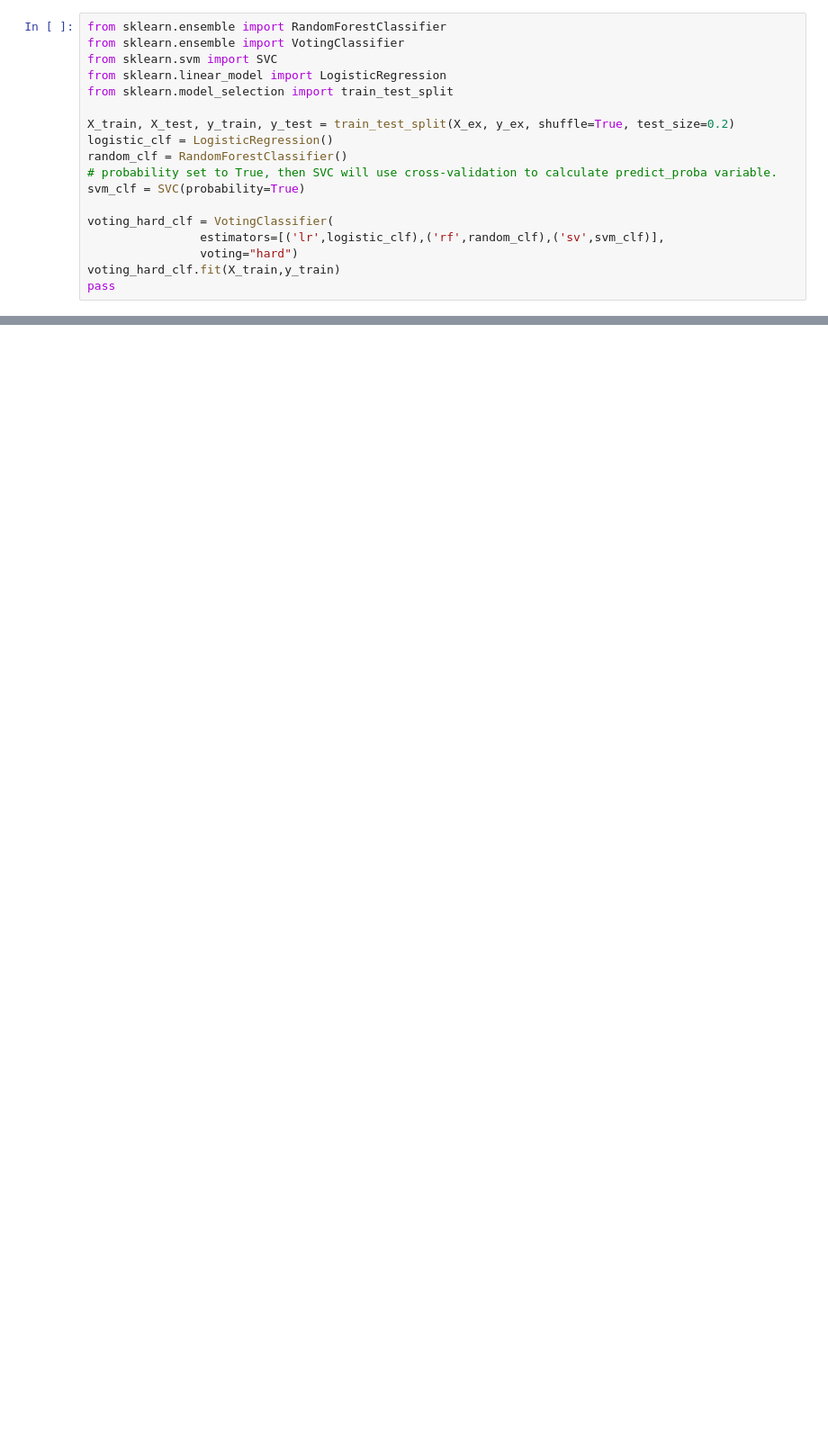
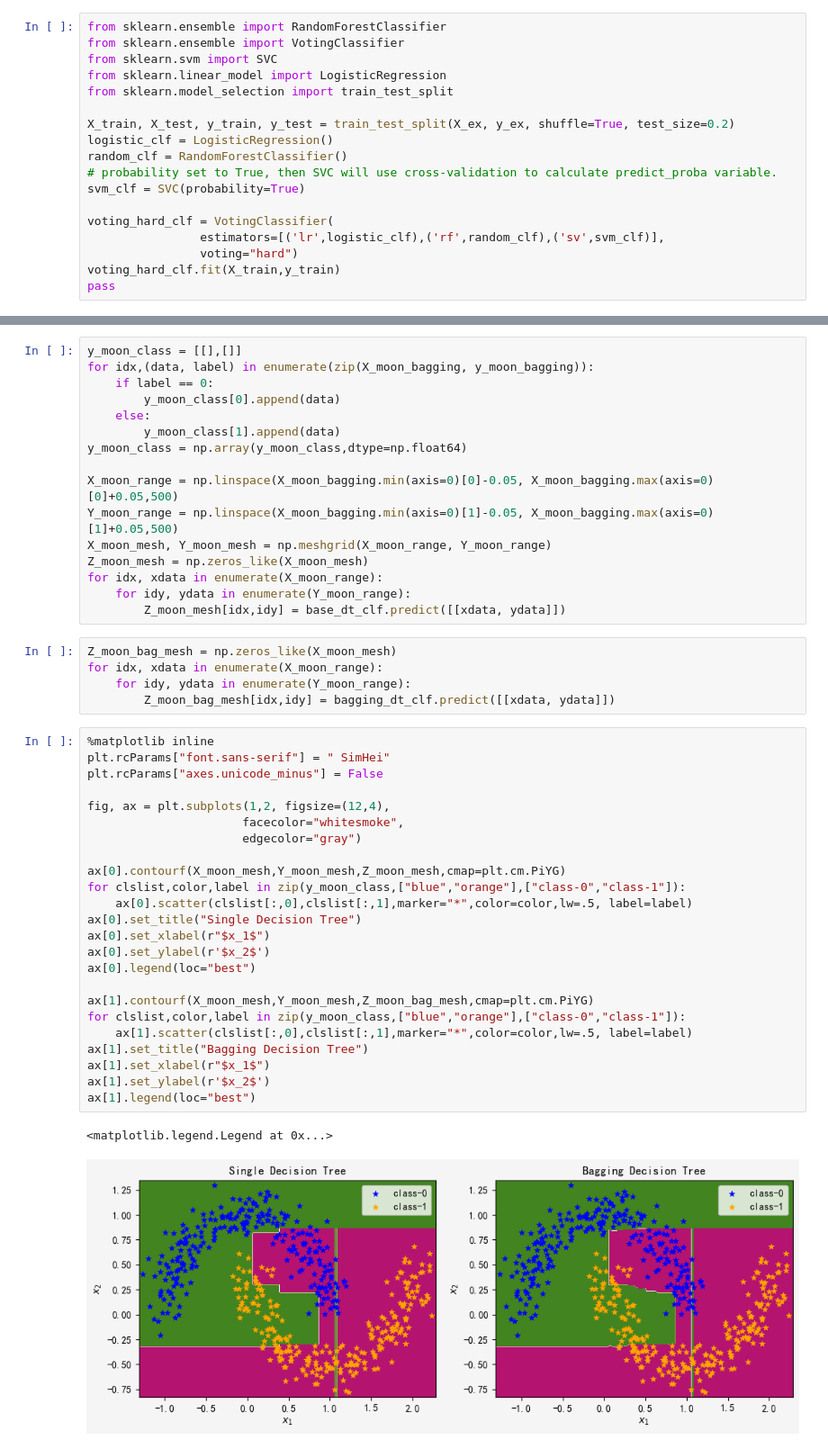
Before and after one commit to ChauserMondieu/machine_learning, a Jupyter notebook: chapters/decidsion trees.ipynb, the cells around one changed output, grey strips where cells are left out. Shown at 90% size. Cells and saved outputs as stored; diff of their text form; blank space fills up the shorter version.

```diff
--- a/chapters/decidsion trees.ipynb
+++ b/chapters/decidsion trees.ipynb
@@ -341,0 +466,48 @@ VotingClassifier 0.9
+# %%
+y_moon_class = [[],[]]
+for idx,(data, label) in enumerate(zip(X_moon_bagging, y_moon_bagging)):
+    if label == 0:
+        y_moon_class[0].append(data)
+    else:
+        y_moon_class[1].append(data)
+y_moon_class = np.array(y_moon_class,dtype=np.float64)
+
+X_moon_range = np.linspace(X_moon_bagging.min(axis=0)[0]-0.05, X_moon_bagging.max(axis=0)[0]+0.05,500)
+Y_moon_range = np.linspace(X_moon_bagging.min(axis=0)[1]-0.05, X_moon_bagging.max(axis=0)[1]+0.05,500)
+X_moon_mesh, Y_moon_mesh = np.meshgrid(X_moon_range, Y_moon_range)
+Z_moon_mesh = np.zeros_like(X_moon_mesh)
+for idx, xdata in enumerate(X_moon_range):
+    for idy, ydata in enumerate(Y_moon_range):
+        Z_moon_mesh[idx,idy] = base_dt_clf.predict([[xdata, ydata]])
+# %%
+Z_moon_bag_mesh = np.zeros_like(X_moon_mesh)
+for idx, xdata in enumerate(X_moon_range):
+    for idy, ydata in enumerate(Y_moon_range):
+        Z_moon_bag_mesh[idx,idy] = bagging_dt_clf.predict([[xdata, ydata]])
+# %%
+%matplotlib inline
+plt.rcParams["font.sans-serif"] = " SimHei"
+plt.rcParams["axes.unicode_minus"] = False
+
+fig, ax = plt.subplots(1,2, figsize=(12,4),
+                      facecolor="whitesmoke",
+                      edgecolor="gray")
+
+ax[0].contourf(X_moon_mesh,Y_moon_mesh,Z_moon_mesh,cmap=plt.cm.PiYG)
+for clslist,color,label in zip(y_moon_class,["blue","orange"],["class-0","class-1"]):
+    ax[0].scatter(clslist[:,0],clslist[:,1],marker="*",color=color,lw=.5, label=label)
+ax[0].set_title("Single Decision Tree")
+ax[0].set_xlabel(r"$x_1$")
+ax[0].set_ylabel(r'$x_2$')
+ax[0].legend(loc="best")
+
+ax[1].contourf(X_moon_mesh,Y_moon_mesh,Z_moon_bag_mesh,cmap=plt.cm.PiYG)
+for clslist,color,label in zip(y_moon_class,["blue","orange"],["class-0","class-1"]):
+    ax[1].scatter(clslist[:,0],clslist[:,1],marker="*",color=color,lw=.5, label=label)
+ax[1].set_title("Bagging Decision Tree")
+ax[1].set_xlabel(r"$x_1$")
+ax[1].set_ylabel(r'$x_2$')
+ax[1].legend(loc="best")
+# %% [output]
+<matplotlib.legend.Legend at 0x...>
+[figure, added]
```
Also changed, not shown: parts of 13 cells of this notebook, 1 other file.
